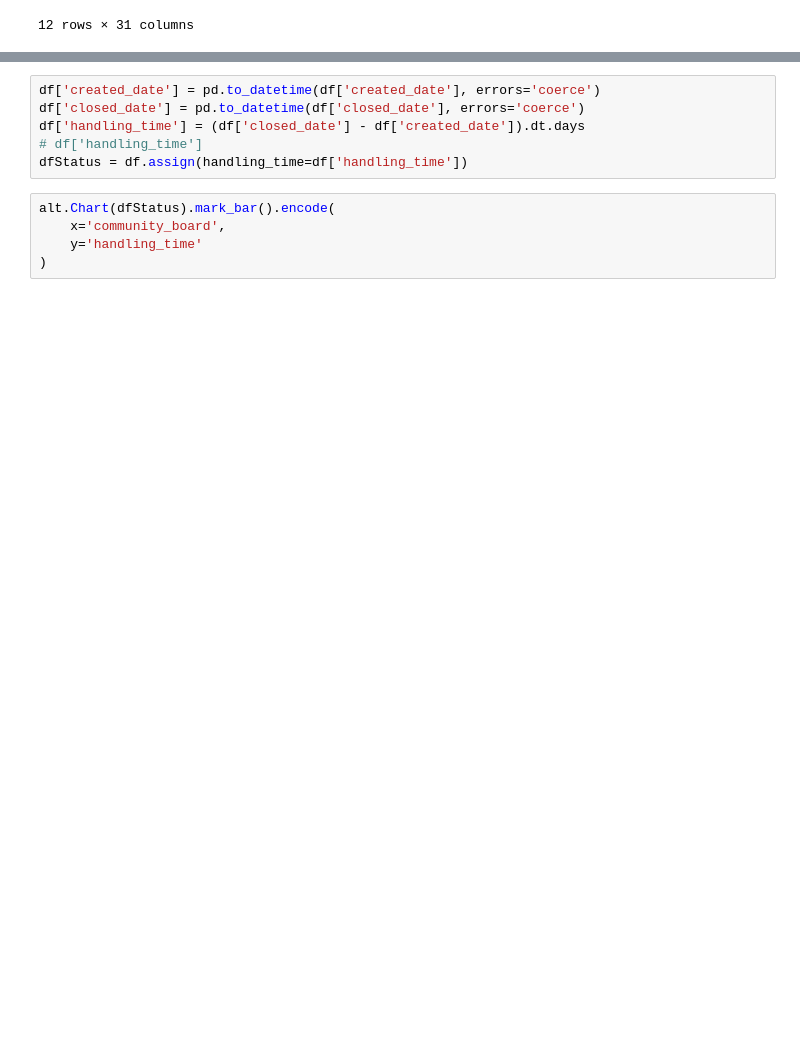
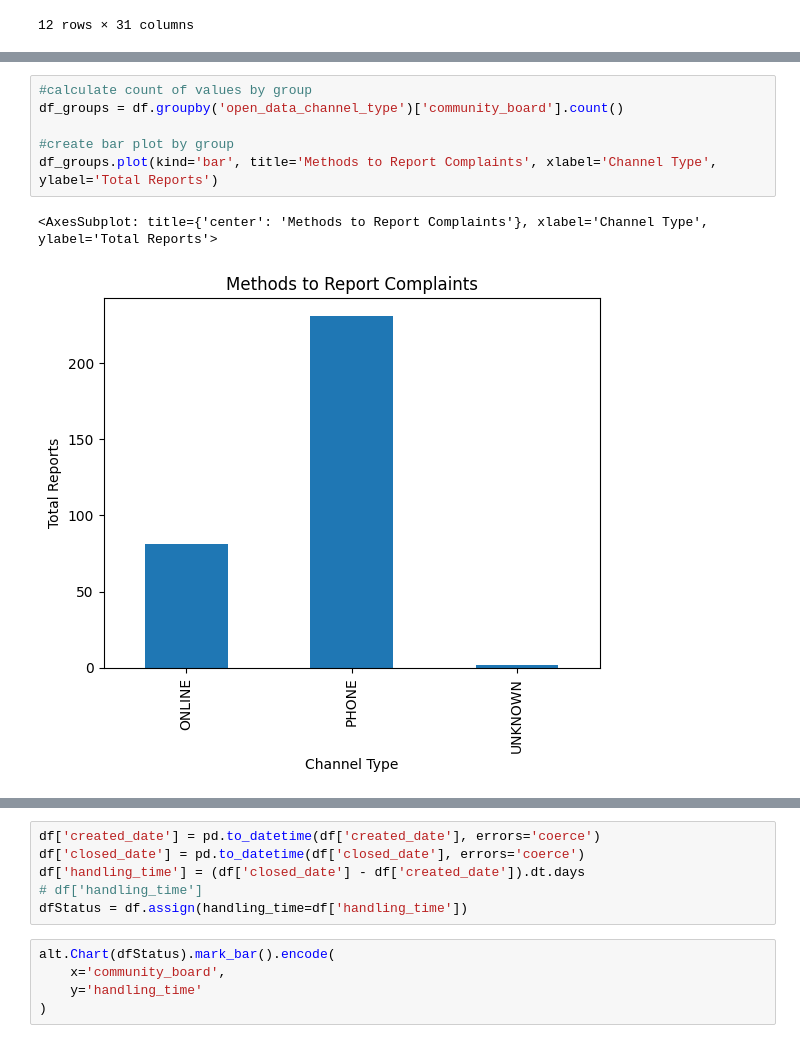
Before and after one commit to berryny/escooterdata, a Jupyter notebook: 311_The_Bronx_E_Scooter.ipynb, the cells around one changed output, grey strips where cells are left out. Cells and saved outputs as stored; diff of their text form; blank space fills up the shorter version.

Commit message:
convert charts to Matplotlib

```diff
--- a/311_The_Bronx_E_Scooter.ipynb
+++ b/311_The_Bronx_E_Scooter.ipynb
@@ -189,0 +185,9 @@ alt.Chart(df2).mark_bar().encode(
+# %%
+#calculate count of values by group
+df_groups = df.groupby('open_data_channel_type')['community_board'].count()
+
+#create bar plot by group
+df_groups.plot(kind='bar', title='Methods to Report Complaints', xlabel='Channel Type', ylabel='Total Reports')
+# %% [output]
+<AxesSubplot: title={'center': 'Methods to Report Complaints'}, xlabel='Channel Type', ylabel='Total Reports'>
+[figure, added]
```
Also changed, not shown: parts of 20 cells of this notebook.
